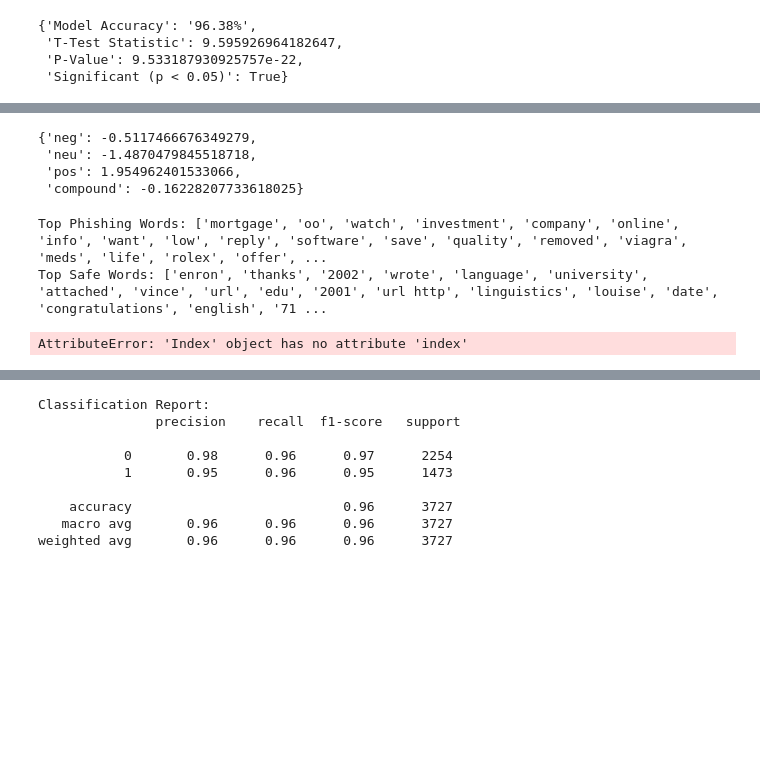
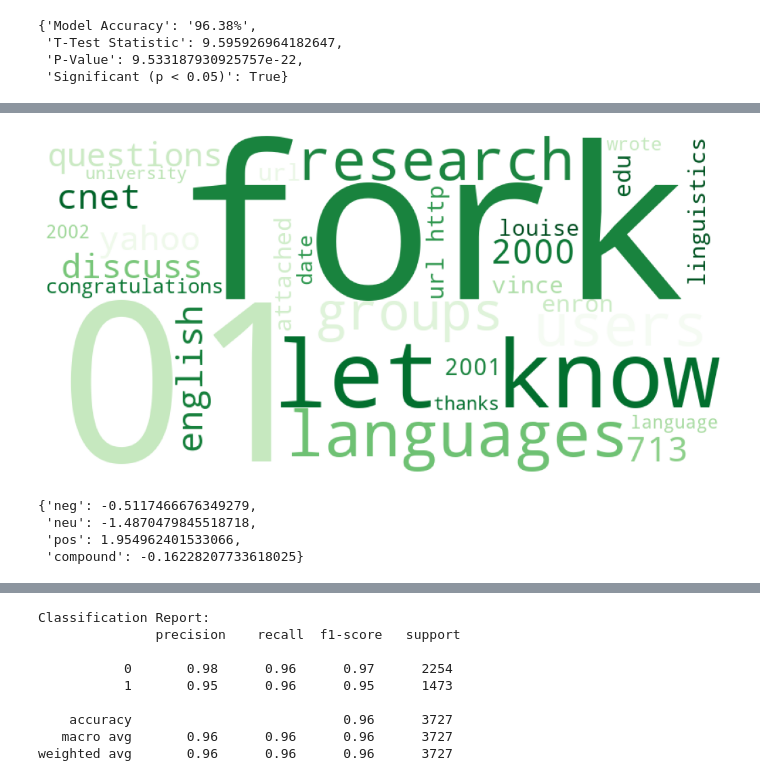
Before and after one commit to camigutie/DS4002-Project1, a Jupyter notebook: SCRIPTS/analysis.ipynb, the cells around one changed output, grey strips where cells are left out. Drawn from its saved outputs; the diff is of its cells as text; code cells hidden in the pictures; blank space fills up the shorter version.

```diff
--- a/SCRIPTS/analysis.ipynb
+++ b/SCRIPTS/analysis.ipynb
@@ -57,3 +77,13 @@ coef = log_reg.coef_[0]
+# %%
+top_30_wordcloud_n = WordCloud(width=800, height=400, background_color="white", colormap='Greens').generate_from_frequencies(top_30_negative)
+plt.figure(figsize=(10, 5), facecolor=None)
+plt.imshow(top_30_wordcloud_n)
+plt.axis("off")
+plt.tight_layout(pad=0)
+plt.savefig('../OUTPUT/reg_phishing_wordcloud.png')
+plt.show()
+# %% [output]
+[figure, added]
 # %%
 # Extract regression coefficients for sentiment scores
 sentiment_coefs = {}
@@ -66,13 +96,3 @@ sentiment_coefs
  'neu': -1.4870479845518718,
  'pos': 1.954962401533066,
  'compound': -0.16228207733618025}
-# %%
-top_positive = np.argsort(coef)[-30:]  # Top 30 phishing indicators
-top_negative = np.argsort(coef)[:30]  # Top 30 safe indicators
-top_phishing_words = [feature_names[i] for i in top_positive]
-top_safe_words = [feature_names[i] for i in top_negative]
-print("Top Phishing Words:", top_phishing_words)
-print("Top Safe Words:", top_safe_words)
-# %% [output]
-Top Phishing Words: ['mortgage', 'oo', 'watch', 'investment', 'company', 'online', 'info', 'want', 'low', 'reply', 'software', 'save', 'quality', 'removed', 'viagra', 'meds', 'life', 'rolex', 'offer', ...
-Top Safe Words: ['enron', 'thanks', '2002', 'wrote', 'language', 'university', 'attached', 'vince', 'url', 'edu', '2001', 'url http', 'linguistics', 'louise', 'date', 'congratulations', 'english', '71 ...
@@ -90,20 +98,0 @@ def color_func(word, **kwargs):
-# %%
-from wordcloud import WordCloud
-top_words = top_phishing_words + top_safe_words
-
-# Create a dictionary of feature names (words) and their corresponding coefficients
-word_freq = {feature_names[i]: coef[i] for i in top_positive}  # For phishing words
-word_freq.update({feature_names[i]: coef[i] for i in top_negative})  # For safe words
-
-# Create the word cloud using the top words and their coefficients
-wordcloud = WordCloud(width=800, height=400, background_color='white',
-                      color_func=color_func).generate_from_frequencies(word_freq)
-
-
-# Display the word cloud
-plt.figure(figsize=(10, 5))
-plt.imshow(wordcloud, interpolation='bilinear')
-plt.axis('off')  # Hide axes
-plt.show()
-# %% [output]
-AttributeError: 'Index' object has no attribute 'index'
```
Also changed, not shown: parts of 7 cells of this notebook, 1 other file.
